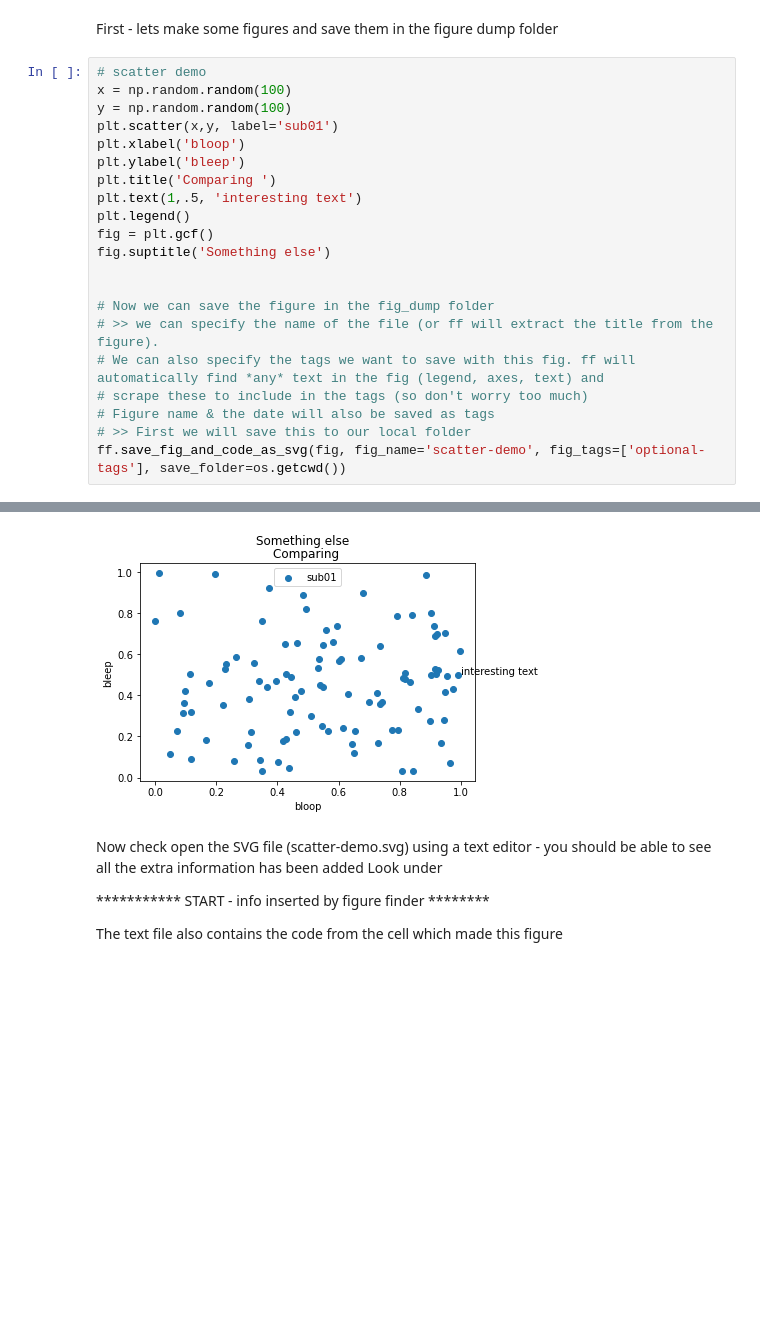
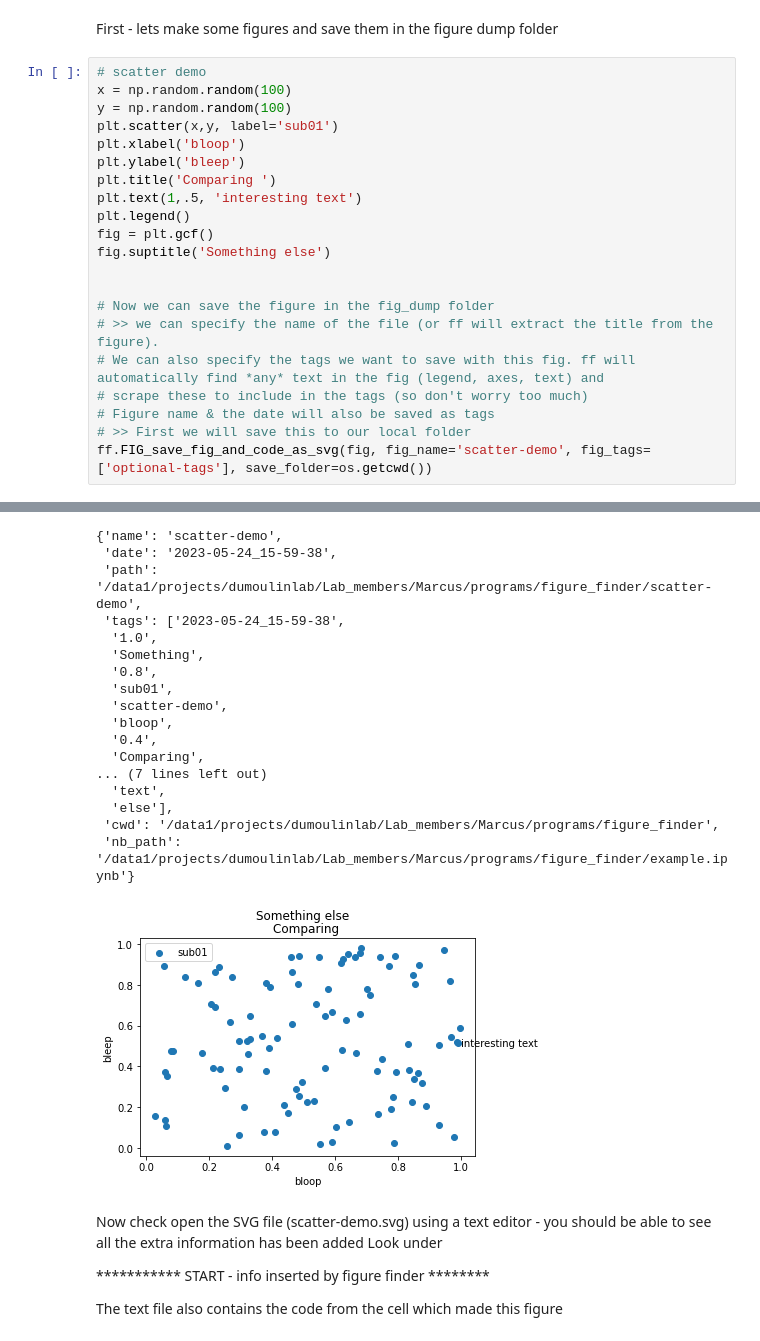
Before and after one commit to mdaghlian/figure_finder, a Jupyter notebook: example.ipynb, the cells around one changed output, grey strips where cells are left out. Cells and saved outputs as stored; diff of their text form; blank space fills up the shorter version.

```diff
--- a/example.ipynb
+++ b/example.ipynb
@@ -100,5 +109,5 @@ fig.suptitle('Something else')
 # scrape these to include in the tags (so don't worry too much)
 # Figure name & the date will also be saved as tags
 # >> First we will save this to our local folder
-ff.save_fig_and_code_as_svg(fig, fig_name='scatter-demo', fig_tags=['optional-tags'], save_folder=os.getcwd())
+ff.FIG_save_fig_and_code_as_svg(fig, fig_name='scatter-demo', fig_tags=['optional-tags'], save_folder=os.getcwd())
 # %% [output]
@@ -105,5 +120,22 @@ ff.save_fig_and_code_as_svg(fig, fig_name='scatter-demo', fig_tags=['optional-ta
 Inserting info into svg file
+{'name': 'scatter-demo',
+ 'date': '2023-05-24_15-59-38',
+ 'path': '/data1/projects/dumoulinlab/Lab_members/Marcus/programs/figure_finder/scatter-demo',
+ 'tags': ['2023-05-24_15-59-38',
+  '1.0',
+  'Something',
+  '0.8',
+  'sub01',
+  'scatter-demo',
+  'bloop',
+  '0.4',
+  'Comparing',
+... (7 lines left out)
+  'text',
+  'else'],
+ 'cwd': '/data1/projects/dumoulinlab/Lab_members/Marcus/programs/figure_finder',
+ 'nb_path': '/data1/projects/dumoulinlab/Lab_members/Marcus/programs/figure_finder/example.ipynb'}
-[figure, old version]
+[figure, new version]
 # %% [markdown]
 Now check open the SVG file (scatter-demo.svg) using a text editor - you should be able to see all the extra information has been added
 Look under
```
Also changed, not shown: parts of 8 cells of this notebook, 12 other files.
